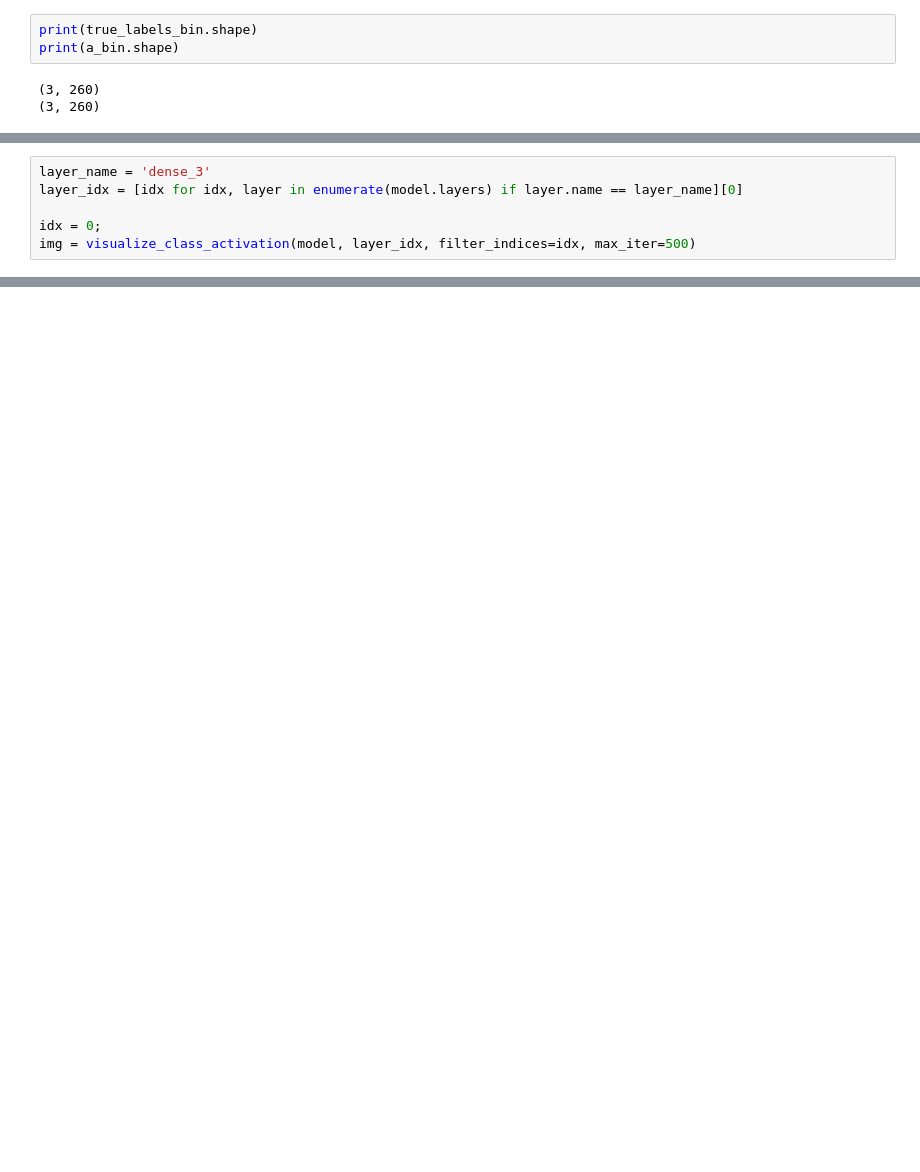
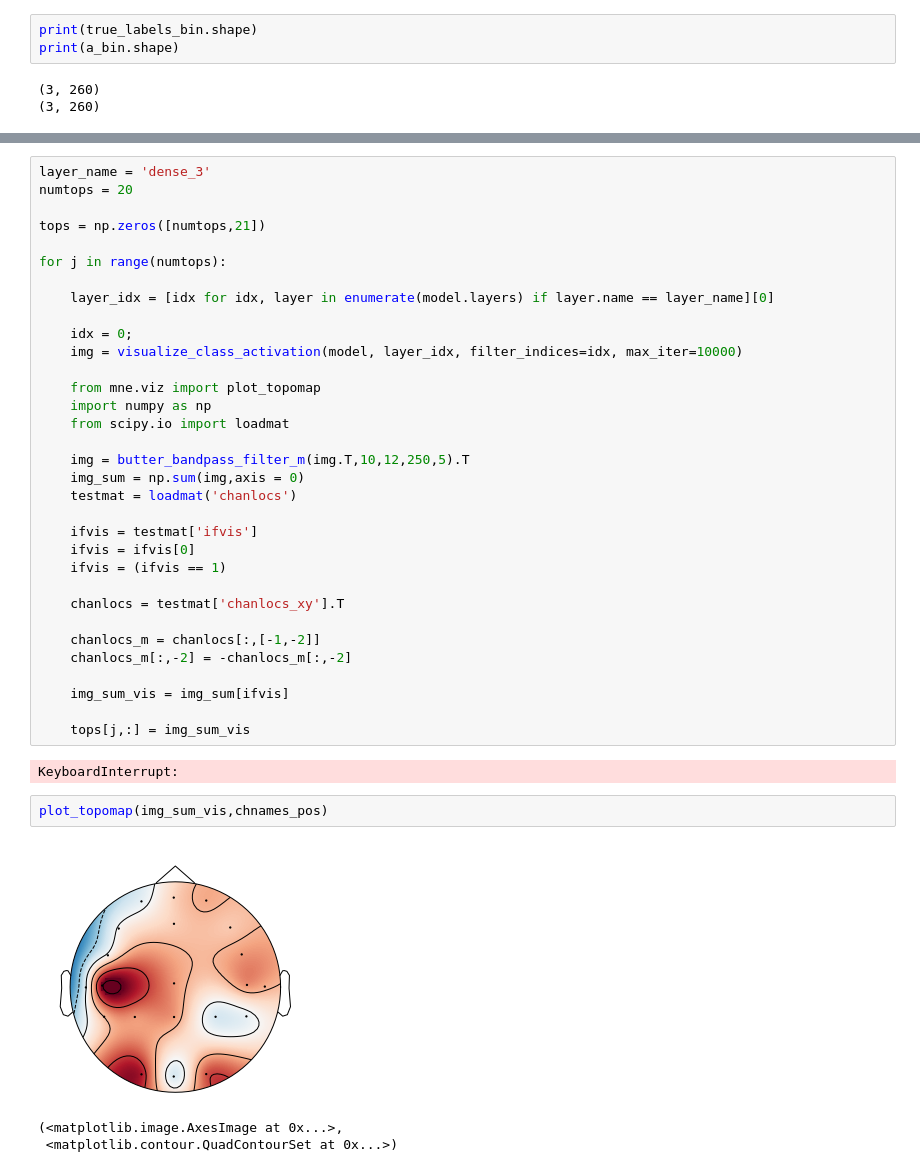
Before and after one commit to voxxys/dl_sandbox, a Jupyter notebook: lesser/LesserConvnet.ipynb, the cells around one changed output, grey strips where cells are left out. Cells and saved outputs as stored; diff of their text form; blank space fills up the shorter version.

```diff
--- a/lesser/LesserConvnet.ipynb
+++ b/lesser/LesserConvnet.ipynb
@@ -354,6 +368,0 @@ ImportError: No module named vis.utils
-# %%
-layer_name = 'dense_3'
-layer_idx = [idx for idx, layer in enumerate(model.layers) if layer.name == layer_name][0]
-
-idx = 0;
-img = visualize_class_activation(model, layer_idx, filter_indices=idx, max_iter=500)
@@ -402,0 +404,41 @@ import matplotlib.pyplot as plt
+# %%
+layer_name = 'dense_3'
+numtops = 20
+
+tops = np.zeros([numtops,21])
+
+for j in range(numtops):
+
+    layer_idx = [idx for idx, layer in enumerate(model.layers) if layer.name == layer_name][0]
+
+    idx = 0;
+    img = visualize_class_activation(model, layer_idx, filter_indices=idx, max_iter=10000)
+
+    from mne.viz import plot_topomap
+    import numpy as np
+    from scipy.io import loadmat
+
+    img = butter_bandpass_filter_m(img.T,10,12,250,5).T
+    img_sum = np.sum(img,axis = 0)
+    testmat = loadmat('chanlocs')
+
+    ifvis = testmat['ifvis']
+    ifvis = ifvis[0]
+    ifvis = (ifvis == 1)
+
+    chanlocs = testmat['chanlocs_xy'].T
+
+    chanlocs_m = chanlocs[:,[-1,-2]]
+    chanlocs_m[:,-2] = -chanlocs_m[:,-2]
+
+    img_sum_vis = img_sum[ifvis]
+
+    tops[j,:] = img_sum_vis
+# %% [output]
+KeyboardInterrupt:
+# %%
+plot_topomap(img_sum_vis,chnames_pos)
+# %% [output]
+[figure, added]
+(<matplotlib.image.AxesImage at 0x...>,
+ <matplotlib.contour.QuadContourSet at 0x...>)
```
Also changed, not shown: parts of 44 cells of this notebook, 10 other files.
